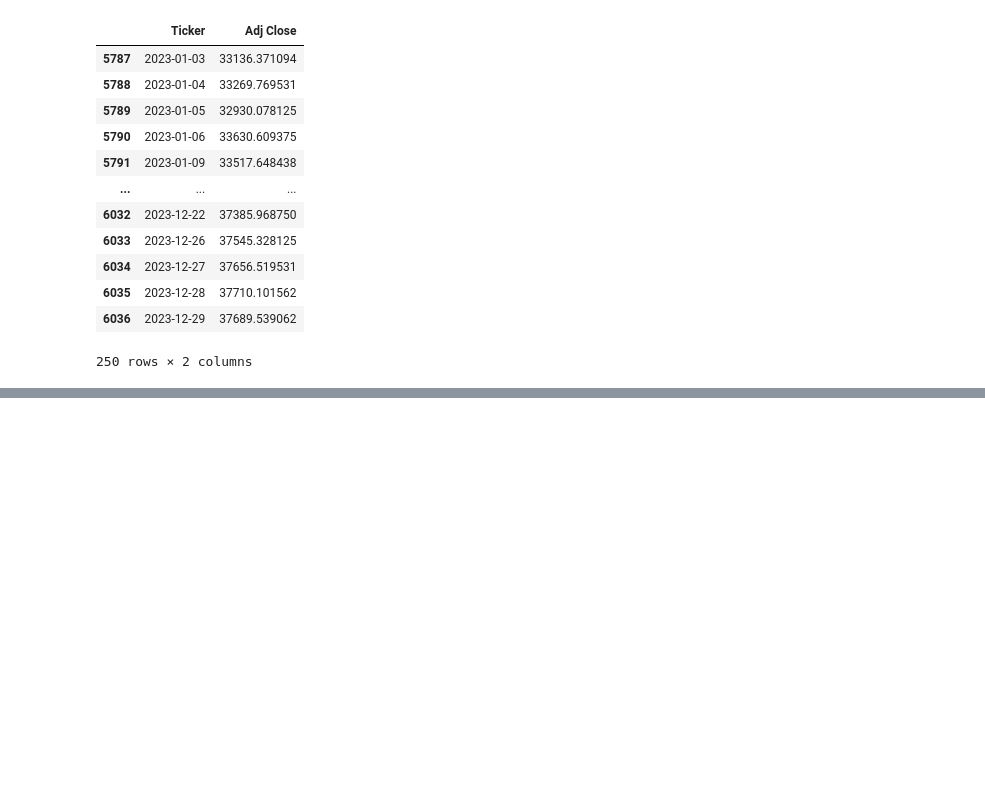
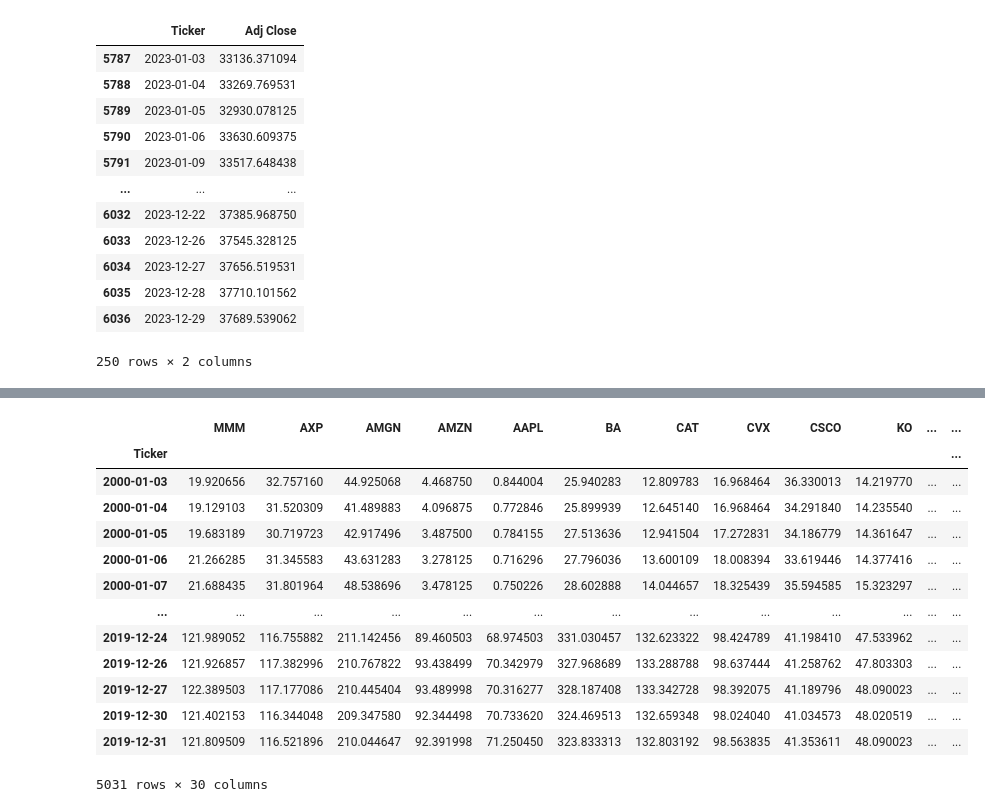
Before and after one commit to PaulaPerazzo/Deep-Gym-Trading, a Jupyter notebook: djones.ipynb, the cells around one changed output, grey strips where cells are left out. Cells and saved outputs as stored; diff of their text form; code cells hidden in the pictures; blank space fills up the shorter version.

```diff
--- a/djones.ipynb
+++ b/djones.ipynb
@@ -516,0 +541,20 @@ data_2023
+# %%
+# pre pandemic (2000 - 2019)
+pre_pandemic_data = data[data.index.year < 2020]
+pre_pandemic_data.to_csv("./data/dji_pre_pandemic.csv")
+pre_pandemic_data
+# %% [output]
+|  | MMM | AXP | AMGN | AMZN | AAPL | BA | CAT | CVX | CSCO | KO | ... | ... |
+| Ticker |  |  |  |  |  |  |  |  |  |  |  | ... |
+| 2000-01-03 | 19.920656 | 32.757160 | 44.925068 | 4.468750 | 0.844004 | 25.940283 | 12.809783 | 16.968464 | 36.330013 | 14.219770 | ... | ... |
+| 2000-01-04 | 19.129103 | 31.520309 | 41.489883 | 4.096875 | 0.772846 | 25.899939 | 12.645140 | 16.968464 | 34.291840 | 14.235540 | ... | ... |
+| 2000-01-05 | 19.683189 | 30.719723 | 42.917496 | 3.487500 | 0.784155 | 27.513636 | 12.941504 | 17.272831 | 34.186779 | 14.361647 | ... | ... |
+| 2000-01-06 | 21.266285 | 31.345583 | 43.631283 | 3.278125 | 0.716296 | 27.796036 | 13.600109 | 18.008394 | 33.619446 | 14.377416 | ... | ... |
+| 2000-01-07 | 21.688435 | 31.801964 | 48.538696 | 3.478125 | 0.750226 | 28.602888 | 14.044657 | 18.325439 | 35.594585 | 15.323297 | ... | ... |
+| ... | ... | ... | ... | ... | ... | ... | ... | ... | ... | ... | ... | ... |
+| 2019-12-24 | 121.989052 | 116.755882 | 211.142456 | 89.460503 | 68.974503 | 331.030457 | 132.623322 | 98.424789 | 41.198410 | 47.533962 | ... | ... |
+| 2019-12-26 | 121.926857 | 117.382996 | 210.767822 | 93.438499 | 70.342979 | 327.968689 | 133.288788 | 98.637444 | 41.258762 | 47.803303 | ... | ... |
+| 2019-12-27 | 122.389503 | 117.177086 | 210.445404 | 93.489998 | 70.316277 | 328.187408 | 133.342728 | 98.392075 | 41.189796 | 48.090023 | ... | ... |
+| 2019-12-30 | 121.402153 | 116.344048 | 209.347580 | 92.344498 | 70.733620 | 324.469513 | 132.659348 | 98.024040 | 41.034573 | 48.020519 | ... | ... |
+| 2019-12-31 | 121.809509 | 116.521896 | 210.044647 | 92.391998 | 71.250450 | 323.833313 | 132.803192 | 98.563835 | 41.353611 | 48.090023 | ... | ... |
+5031 rows × 30 columns
```
Also changed, not shown: parts of 7 cells of this notebook, 36 other files.
